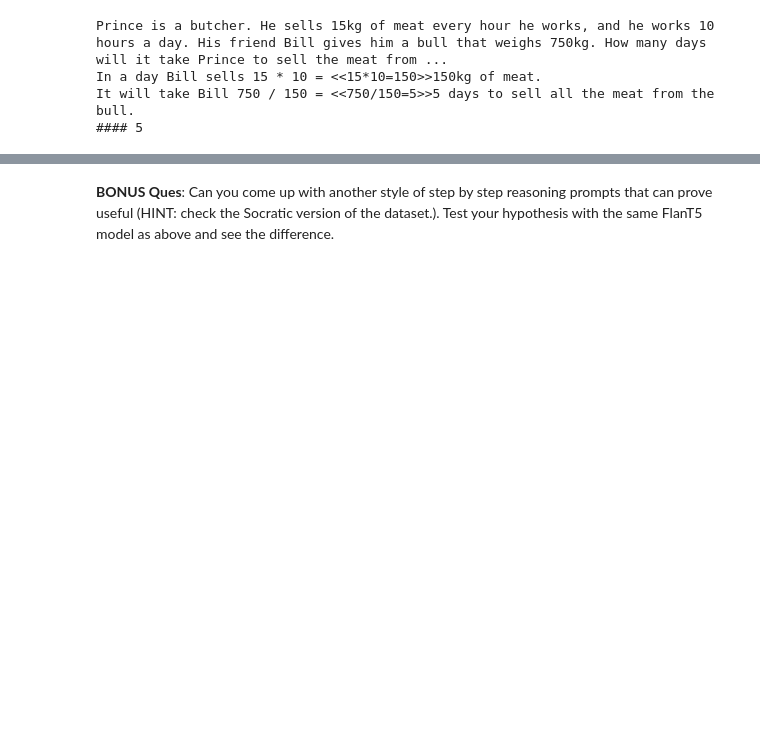
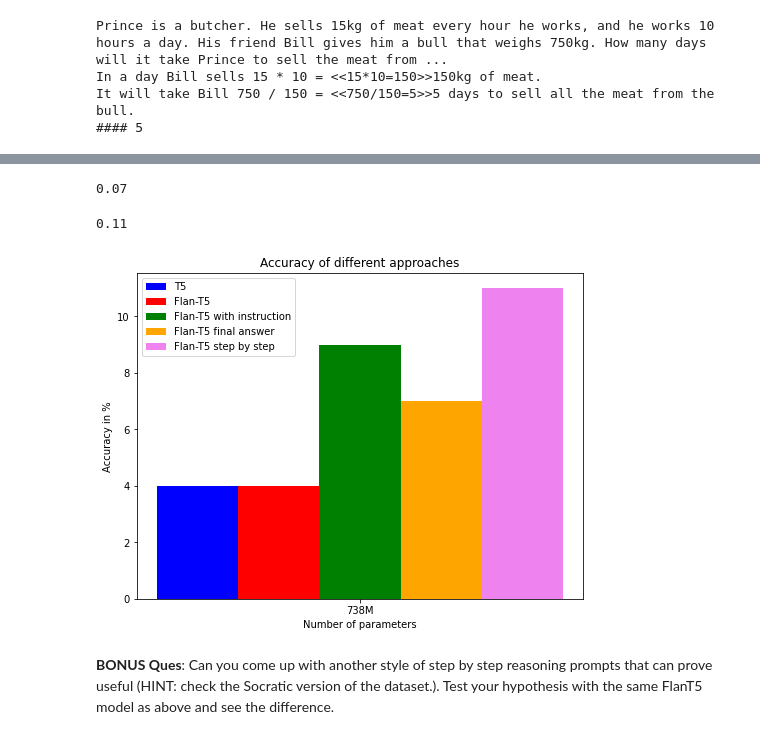
Before and after one commit to richdanis/LLM-Assignment-2, a Jupyter notebook: code/Q3/Q3.ipynb, the cells around one changed output, grey strips where cells are left out. Cells and saved outputs as stored; diff of their text form; code cells hidden in the pictures; blank space fills up the shorter version.

```diff
--- a/code/Q3/main.ipynb
+++ b/code/Q3/Q3.ipynb
@@ -303,0 +309,3 @@ It will take Bill 750 / 150 = <<750/150=5>>5 days to sell all the meat from the
+# %%
+# remove terms meant for calculator
+ex2_a = re.sub(r'<<.+?>>', '', ex2_a)
@@ -304,9 +314,9 @@ It will take Bill 750 / 150 = <<750/150=5>>5 days to sell all the meat from the
 # %%
 # prepare datasets
-test_questions_1 = [q + " Examples: " + ex1_q + " The answer is 24. " \
-                    + ex2_q + " The answer is 5.\n" for q in test_samples["question"]]
-test_questions_2 = [q + " Examples: " + ex1_q + " " + ex1_a \
-                    + " " + ex2_q + " " + ex2_a for q in test_samples["question"]]
+test_questions_1 = [ex1_q + " The answer is 250.\n" \
+                    + ex2_q + " The answer is 5.\n" + q for q in test_samples["question"]]
+test_questions_2 = [ex1_q + " " + ex1_a + "\n" \
+                    + " " + ex2_q + " " + ex2_a + "\n" + q for q in test_samples["question"]]
 # %%
 # function to compute the accuracies
 def incontext(questions):
@@ -343,3 +355,58 @@ def incontext(questions):
+# %%
+acc_only_final = incontext(test_questions_1)
+# %%
+acc_only_final
+# %% [output]
+0.07
+# %%
+acc_step_by_step = incontext(test_questions_2)
+# %%
+acc_step_by_step
+# %% [output]
+0.11
+# %%
+import numpy as np
+plt.rcParams["figure.figsize"] = (8,6)
+# make bar plot with grouped bars for each of the three settings
+
+# Sample data
+x = np.array([1])
+sizes = ['738M']
+
+# Create a figure and a set of subplots
+fig, ax = plt.subplots()
+
+
+# Plot data
+ax.bar(x - 0.5, [100*accuracies_t5[-1]], width=0.25, color='blue', label="T5")
+ax.bar(x - 0.25, [100*accuracies_flan[-1]], width=0.25, color='red', label="Flan-T5")
+ax.bar(x, [100*accuracies_flan_instruction[-1]], width=0.25, color='green', label="Flan-T5 with instruction")
+ax.bar(x + 0.25, [100*acc_only_final], width=0.25, color='orange', label="Flan-T5 final answer")
+ax.bar(x + 0.5, [100*acc_step_by_step], width=0.25, color='violet', label="Flan-T5 step by step")
+
+# Set xticks
+ax.set_xticks(x)
+
+# label xticks
+ax.set_xticklabels(sizes)
+
+# Set the y axis label
+ax.set_ylabel('Accuracy in %')
+
+# Set the chart's title
+ax.set_title('Accuracy of different approaches')
+
+# Set the x axis label
+ax.set_xlabel('Number of parameters')
+
+# Add a legend
+ax.legend()
+
+plt.savefig("plots/Ques4.png")
+
+plt.show()
+# %% [output]
+[figure, added]
 # %% [markdown]
 **BONUS Ques**: Can you come up with another style of step by step reasoning prompts that can prove useful (HINT: check the Socratic version of the dataset.). Test your hypothesis with the same FlanT5 model as above and see the difference.
 # %% [markdown]
```
Also changed, not shown: parts of 42 cells of this notebook, 9 other files.
